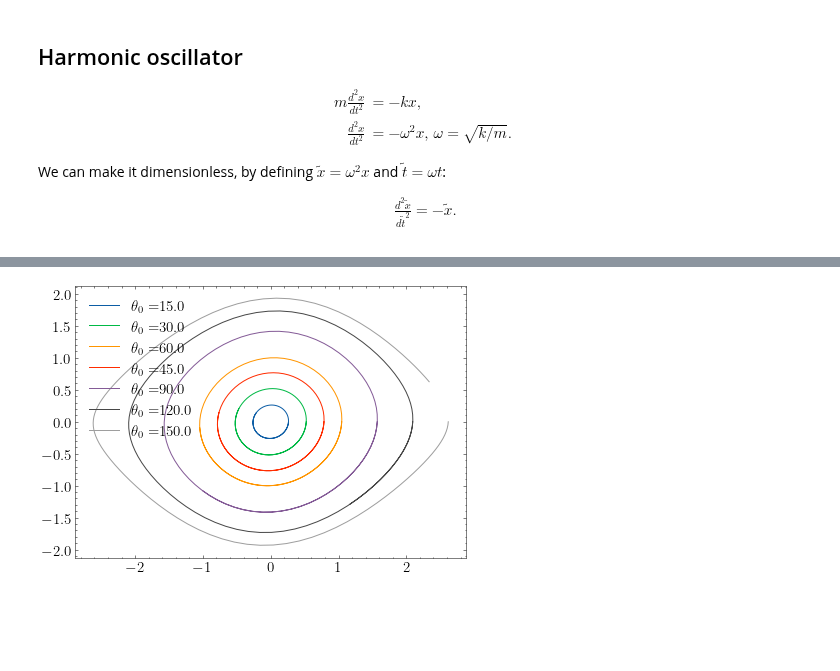
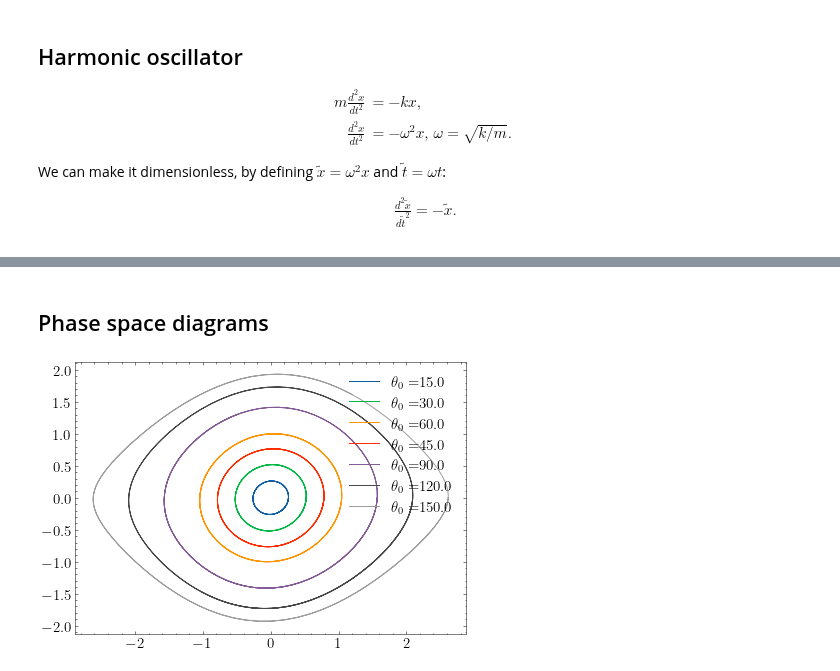
Before and after one commit to franklinzppa/fisica-computacional, a Jupyter notebook: week3.ipynb, the cells around one changed output, grey strips where cells are left out. Drawn from its saved outputs; the diff is of its cells as text; code cells hidden in the pictures; blank space fills up the shorter version.

Commit message:
dissipation and Fext

```diff
--- a/week3.ipynb
+++ b/week3.ipynb
@@ -267,0 +283,20 @@ plt.show()
+# %%
+dt = 0.01
+t = np.arange(0, 60.0 + dt, dt)
+m = 1.0
+k = 1.0
+omega_0 = np.sqrt(k/m)
+gamma = 0.1
+alpha = 0.0
+omega_ext = 0.9
+
+initials = (5.0, 0.0)
+
+x, v = solve_eulerc(f_osc_g, t, dt, initials)
+
+plt.plot(t, x)
+plt.xlabel('t')
+plt.ylabel('x(t)')
+plt.title('Oscillator with dissipation')
+plt.grid()
+plt.show()
@@ -267,0 +324,15 @@ plt.show()
+# %%
+gamma = 0.1
+alpha = 1.0
+omega_ext = 0.5
+
+x, v = solve_eulerc(f_osc_g, t, dt, initials)
+
+plt.plot(t, x, label='x(t)')
+plt.plot(t, alpha*np.cos(omega_ext*t), linestyle='--', label='$F_{ext}$')
+plt.xlabel('t')
+plt.ylabel('x(t)')
+plt.title('Oscillator with dissipation and external force')
+plt.grid()
+plt.legend()
+plt.show()
@@ -268,38 +341,40 @@ plt.show()
+# %% [markdown]
+## Phase space diagrams
 # %%
 # Phase space diagrams
 
 dt = 0.1
-t = np.arange(0, 10.0 + dt, dt)
+t = np.arange(0, 20.0 + dt, dt)
 N = len(t)
 
 x0 = [np.pi/12, np.pi/6, np.pi/3, np.pi/4, np.pi/2, np.pi/1.5, np.pi/1.2]
 
 x_list = []
 v_list = []
 
 for j in range(len(x0)):
 
     x = np.zeros(N)
     v = np.zeros(N)
 
     x[0] = x0[j]
     v[0] = 0.0
 
     def f(x):
         return -np.sin(x)
 
     for i in range(N - 1):
         v[i+1] = v[i] + f(x[i])*dt
         x[i+1] = x[i] + v[i+1]*dt
 
     x_list.append(x)
     v_list.append(v)
     plt.plot(x, v, label=r'$\theta_0 = $'+str(np.round(180.0*x0[j]/np.pi)))
 
 plt.legend()
 plt.show()
 # %% [output]
-[figure, old version]
+[figure, new version]
 # %%
 for j in range(len(x0)):
     plt.plot(t, x_list[j], label=r'$\theta_0 = $'+str(np.round(180.0*x0[j]/np.pi)))
```
Also changed, not shown: parts of 13 cells of this notebook.
